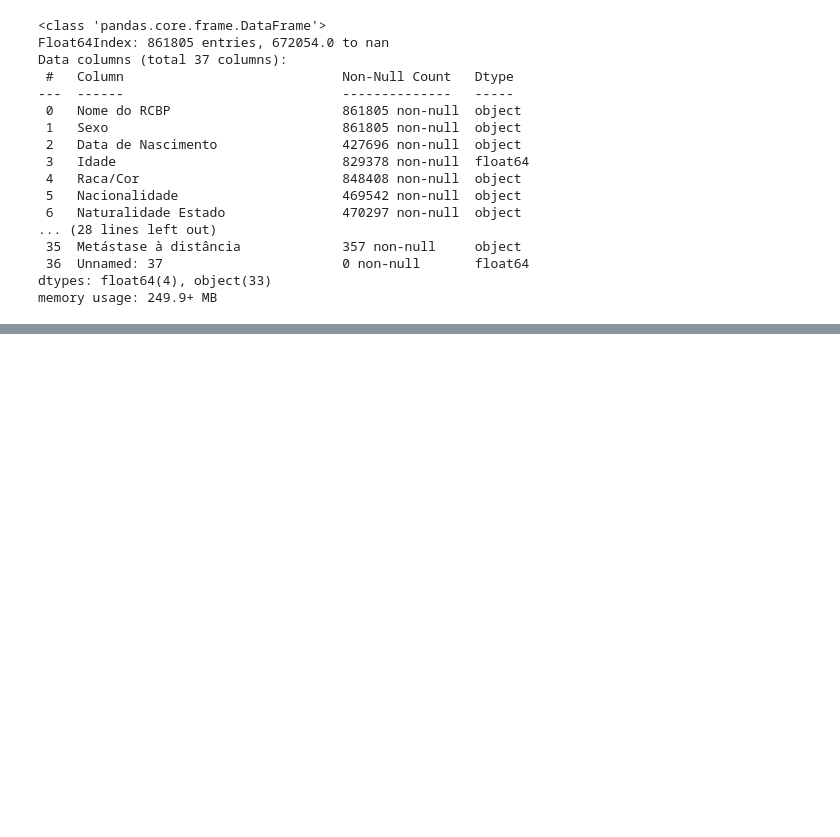
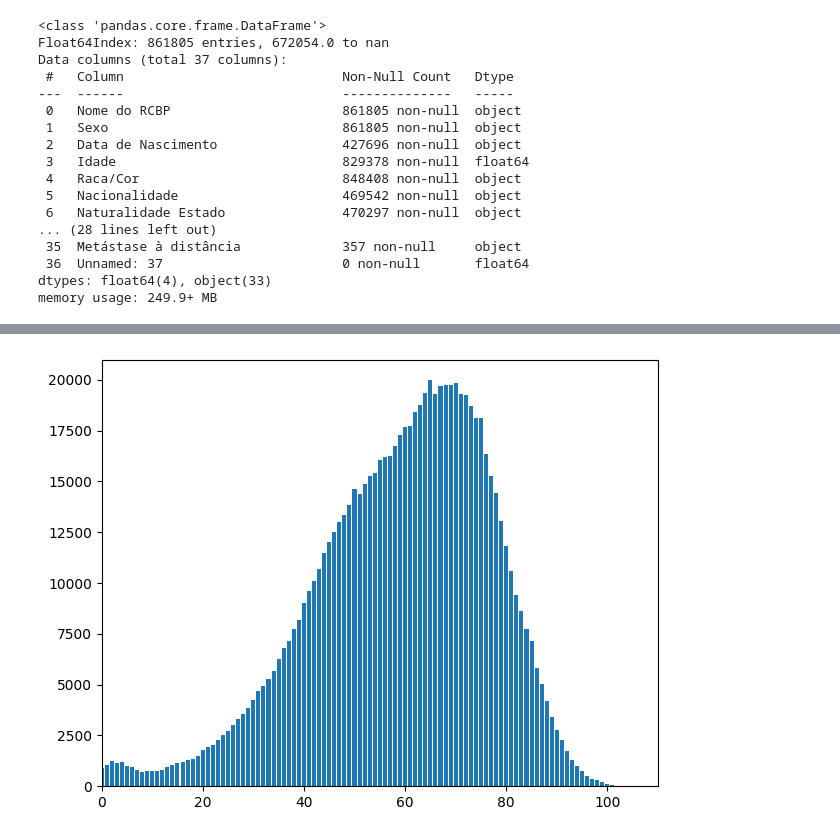
Before and after one commit to MateusVasc/IC-Cancer-Time-Series, a Jupyter notebook: analise_1.ipynb, the cells around one changed output, grey strips where cells are left out. Drawn from its saved outputs; the diff is of its cells as text; code cells hidden in the pictures; blank space fills up the shorter version.

```diff
--- a/analise_1.ipynb
+++ b/analise_1.ipynb
@@ -122,0 +147,13 @@ memory usage: 199.7+ MB
+# %%
+contagem_idades = df['Idade'].value_counts().sort_index()
+
+plt.bar(contagem_idades.index, contagem_idades.values)
+plt.xlim(0, 110)
+
+ax.set_title("Scatter de Idade dos Pacientes")
+ax.set_ylabel("Quantidade de Ocorrências")
+ax.set_xlabel("Idade")
+
+plt.tight_layout()
+# %% [output]
+[figure, added]
```
Also changed, not shown: parts of 15 cells of this notebook.
